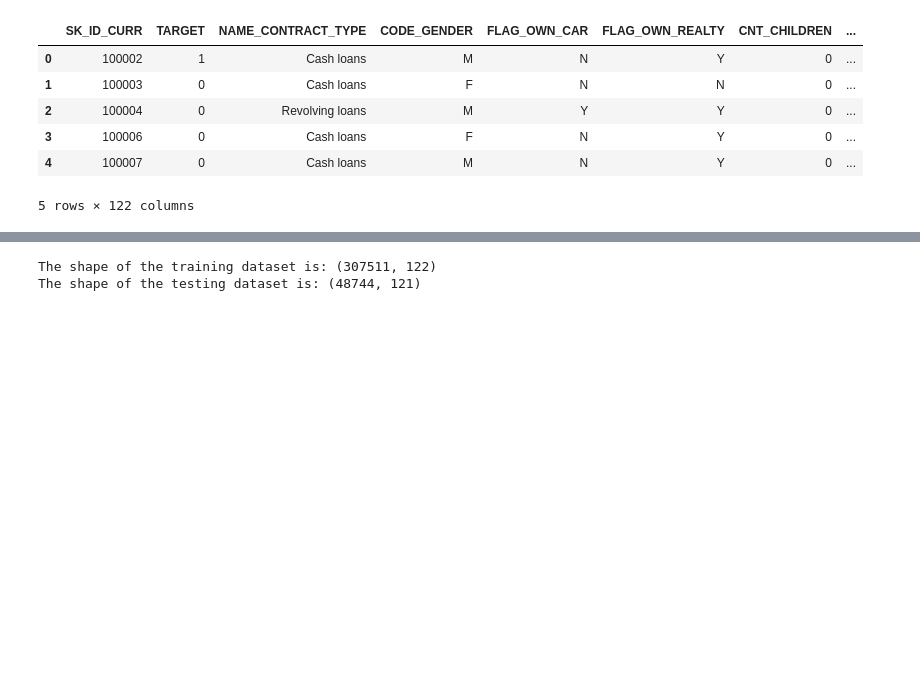
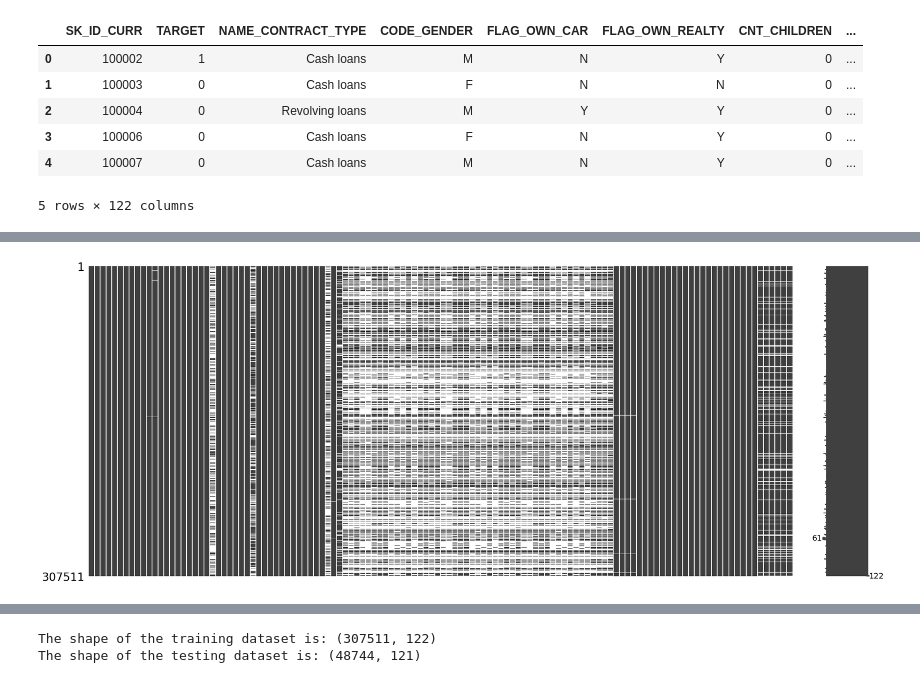
Before and after one commit to Decadent-tech/Home-Loan-Defaulters-, a Jupyter notebook: Hoam_Loan_default.ipynb, the cells around one changed output, grey strips where cells are left out. Cells and saved outputs as stored; diff of their text form; code cells hidden in the pictures; blank space fills up the shorter version.

```diff
--- a/Hoam_Loan_default.ipynb
+++ b/Hoam_Loan_default.ipynb
@@ -44,0 +165,5 @@ df_test = pd.read_csv('application_test.csv')
+# %%
+msno.matrix(df_train)
+plt.show()
+# %% [output]
+[figure, added]
```
Also changed, not shown: parts of 214 cells of this notebook.
